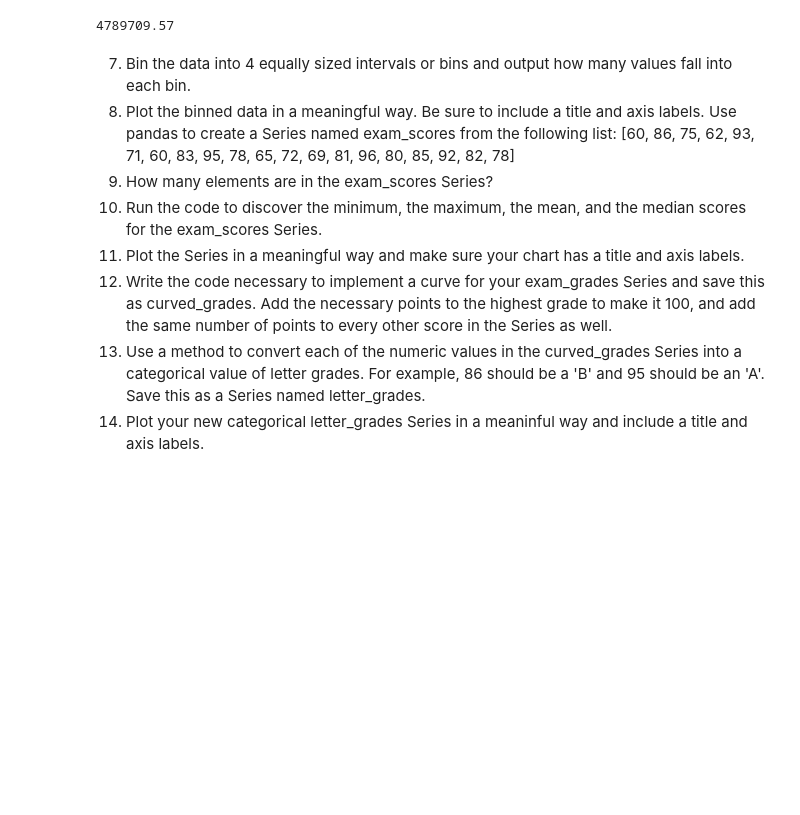
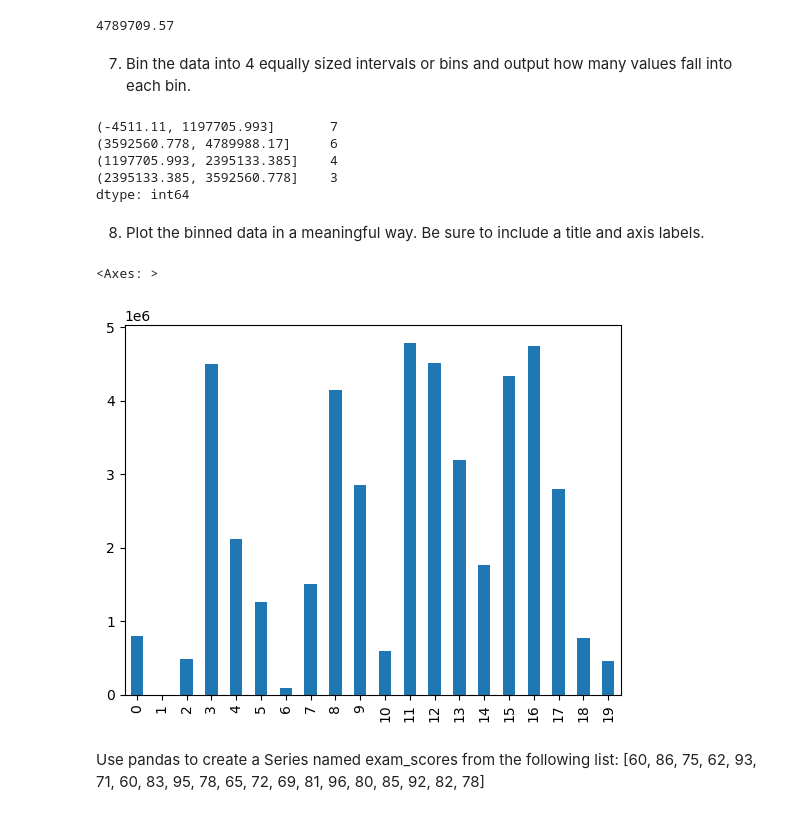
Before and after one commit to Jonathan-Garcia1/numpy-pandas-visualization-exercises, a Jupyter notebook: pandas_series.ipynb, the cells around one changed output. Drawn from its saved outputs; the diff is of its cells as text; code cells hidden in the pictures; blank space fills up the shorter version.

Commit message:
panda exercises

```diff
--- a/pandas_series.ipynb
+++ b/pandas_series.ipynb
@@ -379,14 +412,23 @@ numeric_series.min()
 numeric_series.max() - numeric_series.min()
 # %% [output]
 4789709.57
-# %% [markdown]
-7. Bin the data into 4 equally sized intervals or bins and output how many values fall into each bin.
-8. Plot the binned data in a meaningful way. Be sure to include a title and axis labels.
-Use pandas to create a Series named exam_scores from the following list:
-[60, 86, 75, 62, 93, 71, 60, 83, 95, 78, 65, 72, 69, 81, 96, 80, 85, 92, 82, 78]
-1. How many elements are in the exam_scores Series?
-2. Run the code to discover the minimum, the maximum, the mean, and the median scores for the exam_scores Series.
-3. Plot the Series in a meaningful way and make sure your chart has a title and axis labels.
-4. Write the code necessary to implement a curve for your exam_grades Series and save this as curved_grades. Add the necessary points to the highest grade to make it 100, and add the same number of points to every other score in the Series as well.
-5. Use a method to convert each of the numeric values in the curved_grades Series into a categorical value of letter grades. For example, 86 should be a 'B' and 95 should be an 'A'. Save this as a Series named letter_grades.
-6. Plot your new categorical letter_grades Series in a meaninful way and include a title and axis labels.
+# %% [markdown]
+7. Bin the data into 4 equally sized intervals or bins and output how many values fall into each bin.
+# %%
+pd.cut(numeric_series, 4).value_counts()
+# %% [output]
+(-4511.11, 1197705.993]       7
+(3592560.778, 4789988.17]     6
+(1197705.993, 2395133.385]    4
+(2395133.385, 3592560.778]    3
+dtype: int64
+# %% [markdown]
+8. Plot the binned data in a meaningful way. Be sure to include a title and axis labels.
+# %%
+numeric_series.plot.bar()
+# %% [output]
+<Axes: >
+[figure, added]
+# %% [markdown]
+Use pandas to create a Series named exam_scores from the following list:
+[60, 86, 75, 62, 93, 71, 60, 83, 95, 78, 65, 72, 69, 81, 96, 80, 85, 92, 82, 78]
```
Also changed, not shown: parts of 30 cells of this notebook, 3 other files.
